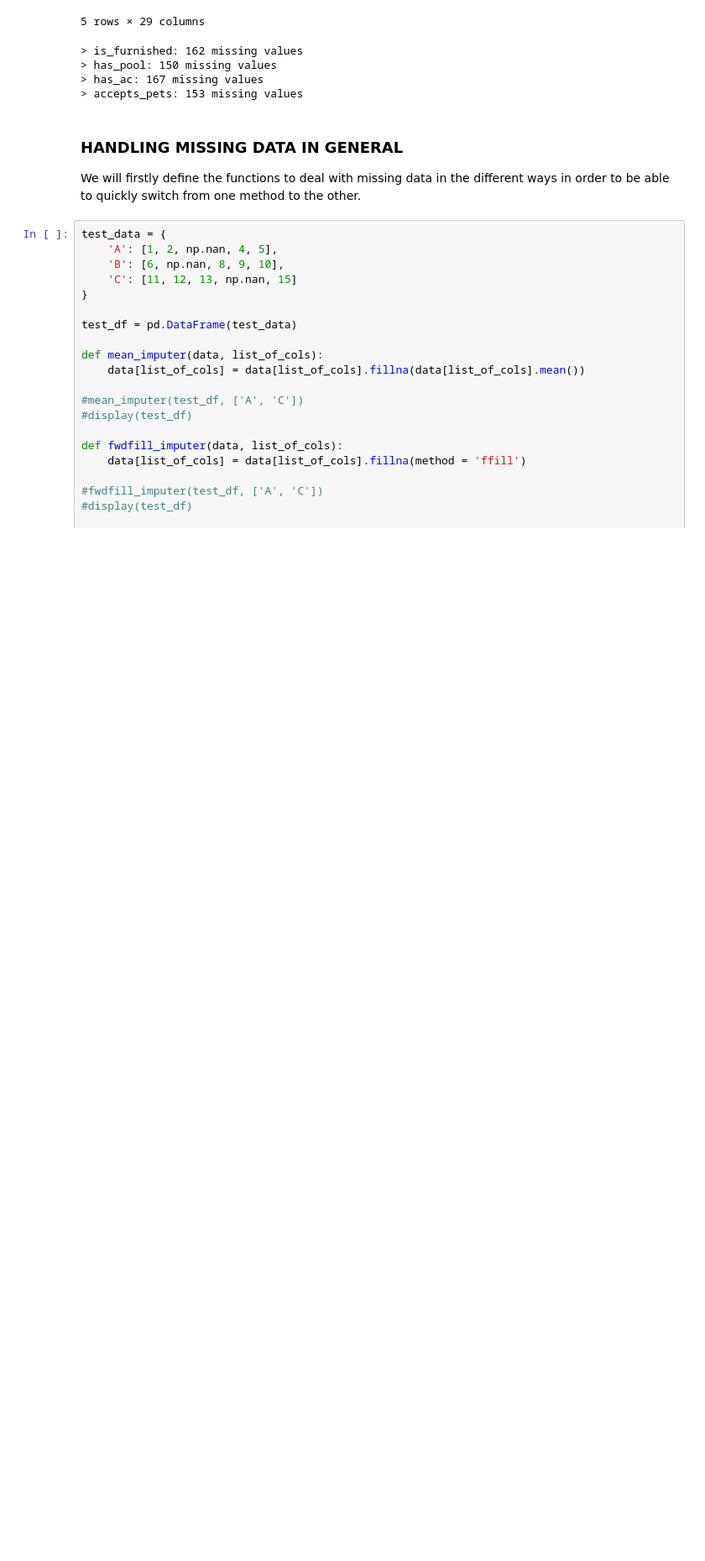
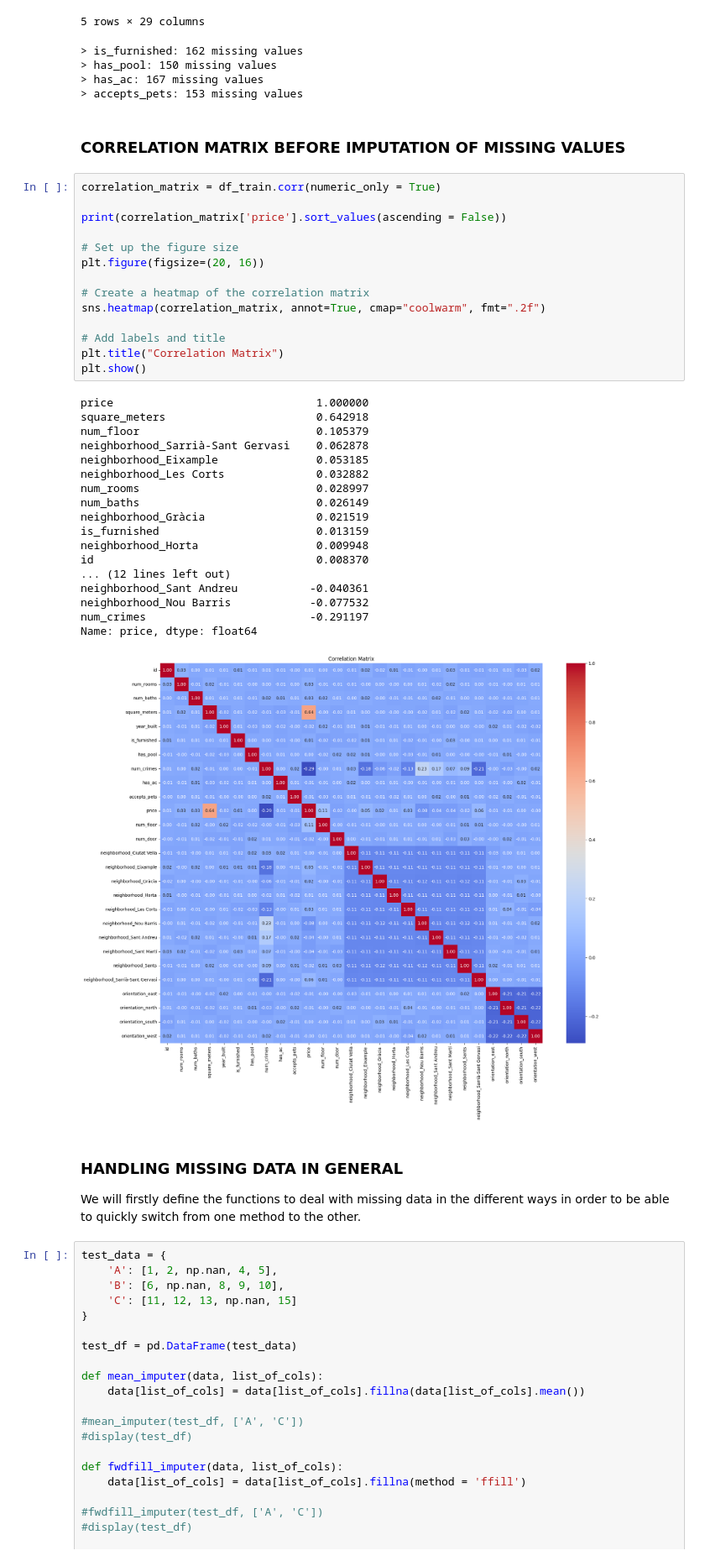
Before and after one commit to monbiote/Barcelona_Apartment_Price_Predictor, a Jupyter notebook: Sarria_nb.ipynb, the cells around one changed output. Shown at 84% size. Cells and saved outputs as stored; diff of their text form; blank space fills up the shorter version.

Commit message:
update with the correlation matrix

```diff
--- a/Sarria_nb.ipynb
+++ b/Sarria_nb.ipynb
@@ -423,6 +423,41 @@ for catvar in bool_variables:
 > has_pool: 150 missing values
 > has_ac: 167 missing values
 > accepts_pets: 153 missing values
+# %% [markdown]
+### CORRELATION MATRIX BEFORE IMPUTATION OF MISSING VALUES
+# %%
+correlation_matrix = df_train.corr(numeric_only = True)
+
+print(correlation_matrix['price'].sort_values(ascending = False))
+
+# Set up the figure size
+plt.figure(figsize=(20, 16))
+
+# Create a heatmap of the correlation matrix
+sns.heatmap(correlation_matrix, annot=True, cmap="coolwarm", fmt=".2f")
+
+# Add labels and title
+plt.title("Correlation Matrix")
+plt.show()
+# %% [output]
+price                               1.000000
+square_meters                       0.642918
+num_floor                           0.105379
+neighborhood_Sarrià-Sant Gervasi    0.062878
+neighborhood_Eixample               0.053185
+neighborhood_Les Corts              0.032882
+num_rooms                           0.028997
+num_baths                           0.026149
+neighborhood_Gràcia                 0.021519
+is_furnished                        0.013159
+neighborhood_Horta                  0.009948
+id                                  0.008370
+... (12 lines left out)
+neighborhood_Sant Andreu           -0.040361
+neighborhood_Nou Barris            -0.077532
+num_crimes                         -0.291197
+Name: price, dtype: float64
+[figure, added]
 # %% [markdown]
 ### HANDLING MISSING DATA IN GENERAL
 
```
